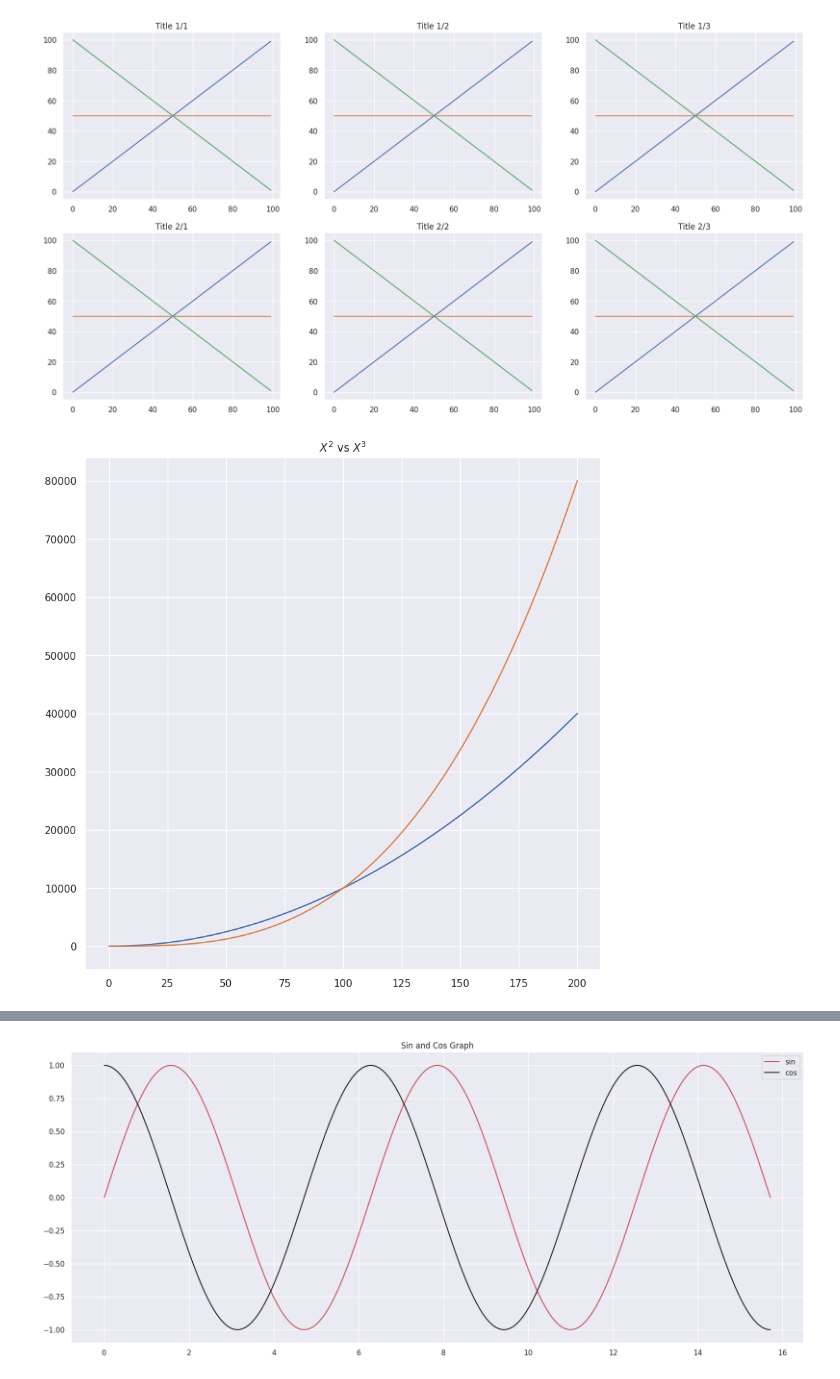
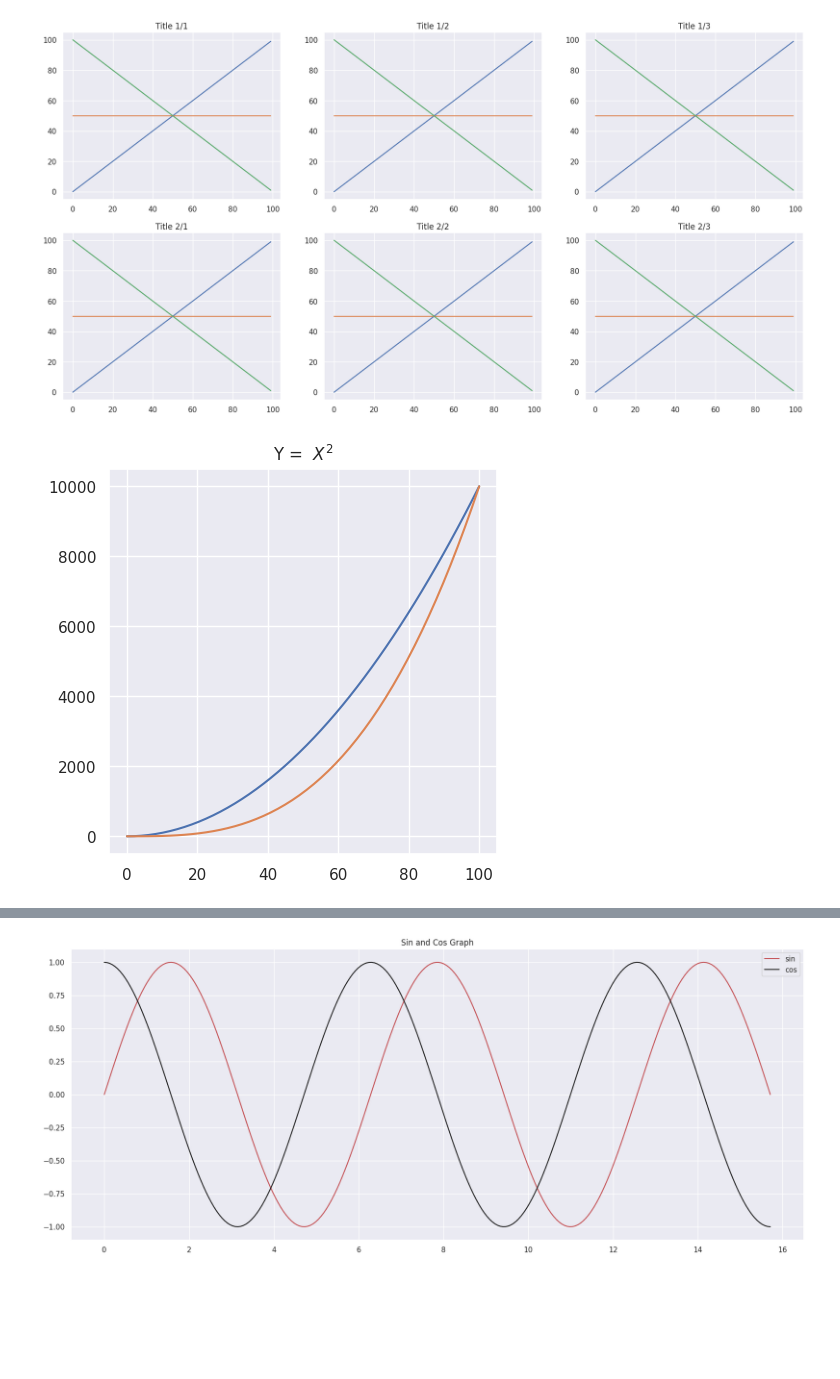
Before and after one commit to garancedeguichen/6, a Jupyter notebook: Data_Modeling_Session7&8.ipynb, the cells around one changed output, grey strips where cells are left out. Cells and saved outputs as stored; diff of their text form; code cells hidden in the pictures; blank space fills up the shorter version.

```diff
--- a/Data_Modeling_Session7&8.ipynb
+++ b/Data_Modeling_Session7&8.ipynb
@@ -647,20 +677,20 @@ plt.show()
 # %%
 import matplotlib.pylab as plt
 import numpy as np
 
-x = np.linspace(0, 200, 50)
+x = np.linspace(0, 100, 50)
 y = x**2
 y2 = x**3/100
 
 # plt.rcParams.update({'font.size': 16})
-plt.figure(figsize = (10, 10))
+plt.figure(figsize = (5, 5))
 
-plt.title("$X^2$ vs $X^3$")
+plt.title("Y =  $X^2$")
 plt.plot(x, y)
 plt.plot(x, y2)
 plt.show()
 # %% [output]
-[figure, old version]
+[figure, new version]
 # %%
 import matplotlib.pylab as plt
 import numpy as np
```
Also changed, not shown: parts of 23 cells of this notebook.
